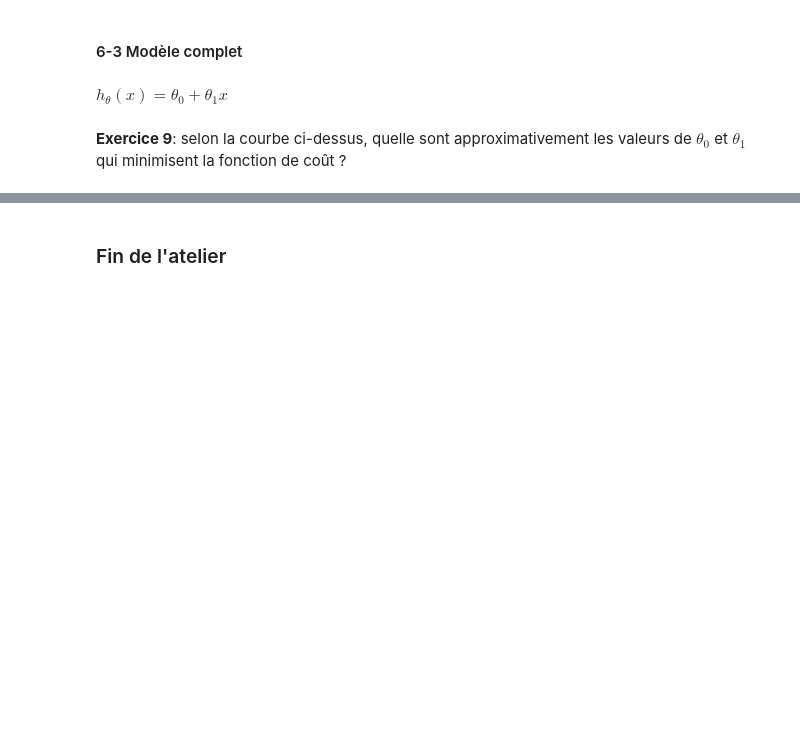
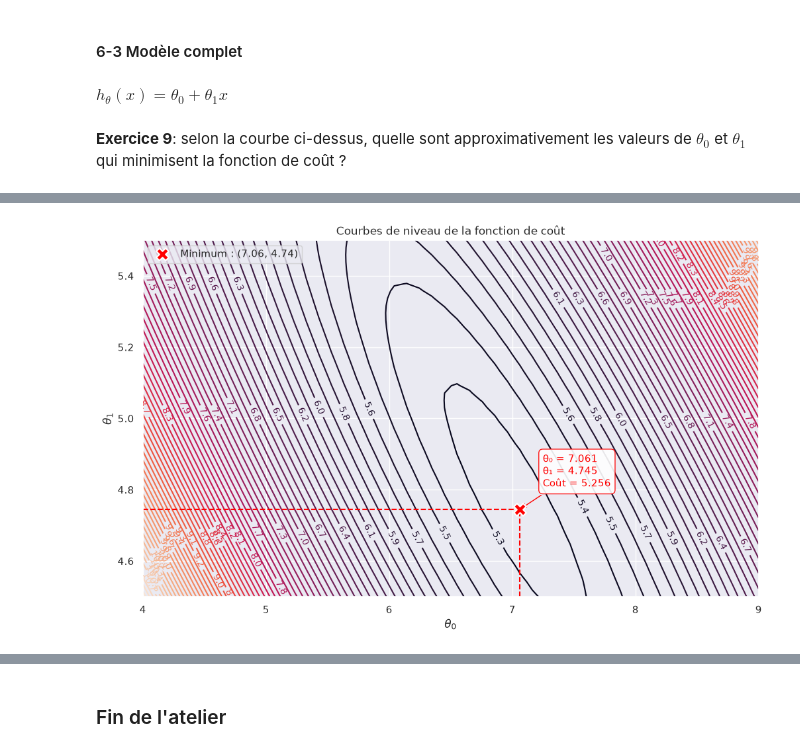
Before and after one commit to NancyG-07/apprentissage, a Jupyter notebook: nbs/03-algorithme-gradient/03-A-fonction-de-cout.ipynb, the cells around one changed output, grey strips where cells are left out. Saved outputs shown, nothing was run; the diff lists cells and outputs as text; code cells hidden in the pictures; blank space fills up the shorter version.

```diff
--- a/nbs/03-algorithme-gradient/03-A-fonction-de-cout.ipynb
+++ b/nbs/03-algorithme-gradient/03-A-fonction-de-cout.ipynb
@@ -337,0 +365,99 @@ ax.set_ylabel(r"$\theta_1$")
+# %%
+# Bloc 2
+
+fig, ax = plt.subplots(figsize=(12, 7))
+
+XX, YY = np.meshgrid(theta_0s, theta_1s)
+
+CS = ax.contour(
+    XX,
+    YY,
+    mesh,
+    levels=60
+)
+
+ax.clabel(
+    CS,
+    inline=True,
+    fontsize=10
+)
+
+# Trouver les indices du coût minimal
+ligne, colonne = np.unravel_index(
+    np.argmin(mesh),
+    mesh.shape
+)
+
+# Retrouver les valeurs de theta correspondantes
+theta_0_min = theta_0s[colonne]
+theta_1_min = theta_1s[ligne]
+cout_min = mesh[ligne, colonne]
+
+# Afficher le minimum
+ax.scatter(
+    theta_0_min,
+    theta_1_min,
+    color="red",
+    marker="X",
+    s=180,
+    edgecolor="white",
+    linewidth=1.5,
+    zorder=5,
+    label=f"Minimum : ({theta_0_min:.2f}, {theta_1_min:.2f})"
+)
+
+# Projection du minimum vers l'axe theta_0
+ax.vlines(
+    x=theta_0_min,
+    ymin=theta_1s.min(),
+    ymax=theta_1_min,
+    colors="red",
+    linestyles="--",
+    linewidth=1.5
+)
+
+# Projection du minimum vers l'axe theta_1
+ax.hlines(
+    y=theta_1_min,
+    xmin=theta_0s.min(),
+    xmax=theta_0_min,
+    colors="red",
+    linestyles="--",
+    linewidth=1.5
+)
+
+# Afficher les valeurs près du minimum
+ax.annotate(
+    f"θ₀ = {theta_0_min:.3f}\n"
+    f"θ₁ = {theta_1_min:.3f}\n"
+    f"Coût = {cout_min:.3f}",
+    xy=(theta_0_min, theta_1_min),
+    xytext=(25, 25),
+    textcoords="offset points",
+    fontsize=11,
+    color="red",
+    bbox={
+        "boxstyle": "round,pad=0.4",
+        "facecolor": "white",
+        "edgecolor": "red",
+        "alpha": 0.9
+    },
+    arrowprops={
+        "arrowstyle": "->",
+        "color": "red"
+    }
+)
+
+ax.set_xlabel(r"$\theta_0$")
+ax.set_ylabel(r"$\theta_1$")
+ax.set_title("Courbes de niveau de la fonction de coût")
+
+ax.legend()
+plt.show()
+
+print("Indices (ligne, colonne) :", ligne, colonne)
+print("Valeur minimale :", cout_min)
+print("theta_0 :", theta_0_min)
+print("theta_1 :", theta_1_min)
+# %% [output]
+[figure, added]
```
Also changed, not shown: parts of 9 cells of this notebook, 3 other files.
